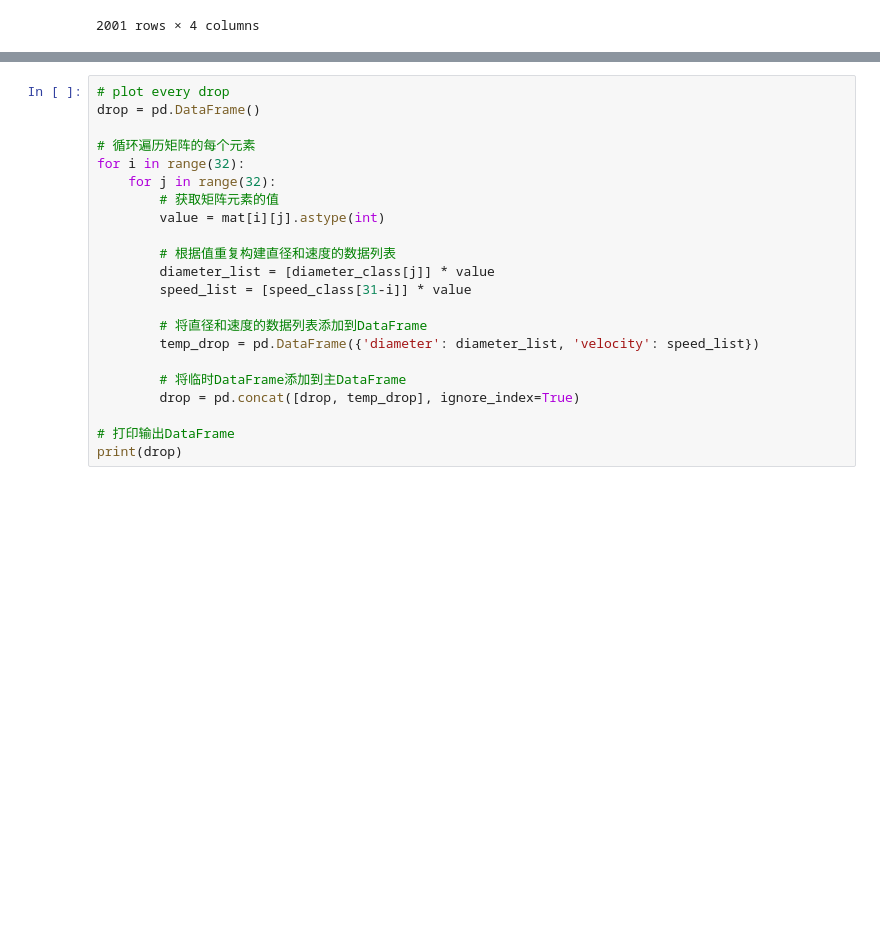
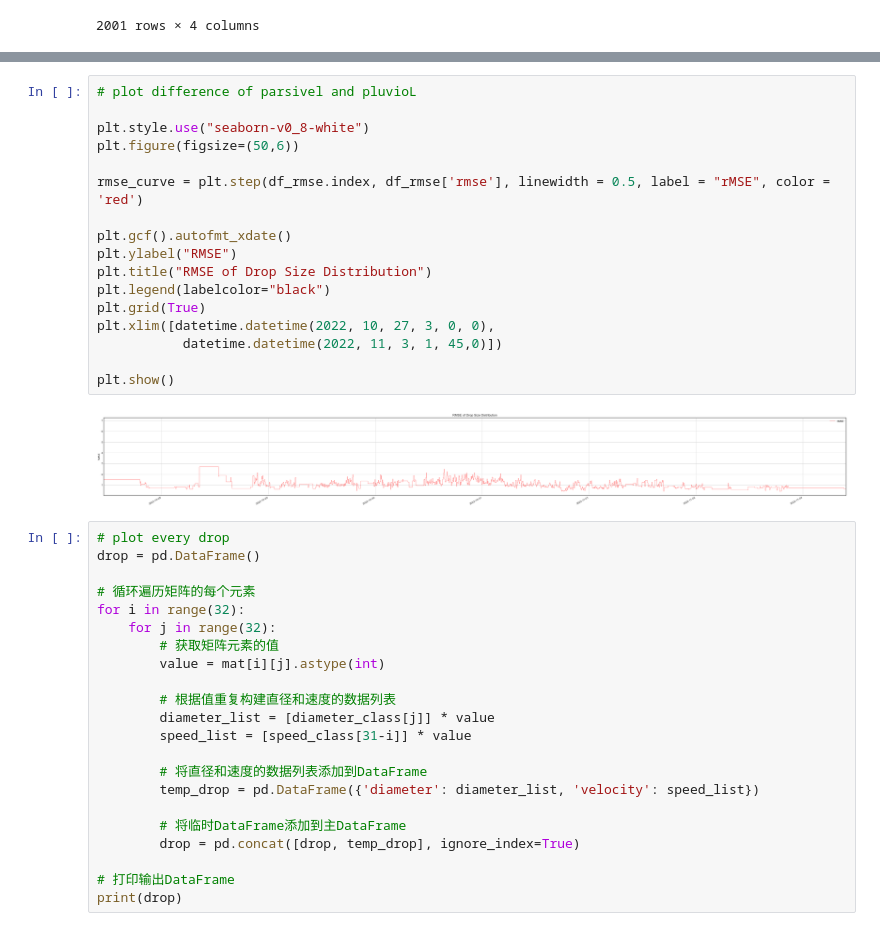
Before and after one commit to YenCheng1226/CAE-Internship, a Jupyter notebook: Parsivel_data_analysis.ipynb, the cells around one changed output, grey strips where cells are left out. Drawn from its saved outputs; the diff is of its cells as text; blank space fills up the shorter version.

```diff
--- a/Parsivel_data_analysis.ipynb
+++ b/Parsivel_data_analysis.ipynb
@@ -206,3 +214,22 @@ print(rmse)
+# %%
+# plot difference of parsivel and pluvioL
+
+plt.style.use("seaborn-v0_8-white")
+plt.figure(figsize=(50,6))
+
+rmse_curve = plt.step(df_rmse.index, df_rmse['rmse'], linewidth = 0.5, label = "rMSE", color = 'red')
+
+plt.gcf().autofmt_xdate()
+plt.ylabel("RMSE")
+plt.title("RMSE of Drop Size Distribution")
+plt.legend(labelcolor="black")
+plt.grid(True)
+plt.xlim([datetime.datetime(2022, 10, 27, 3, 0, 0),
+           datetime.datetime(2022, 11, 3, 1, 45,0)])
+
+plt.show()
+# %% [output]
+[figure, added]
 # %%
 # plot every drop
 drop = pd.DataFrame()
```
Also changed, not shown: parts of 7 cells of this notebook.
